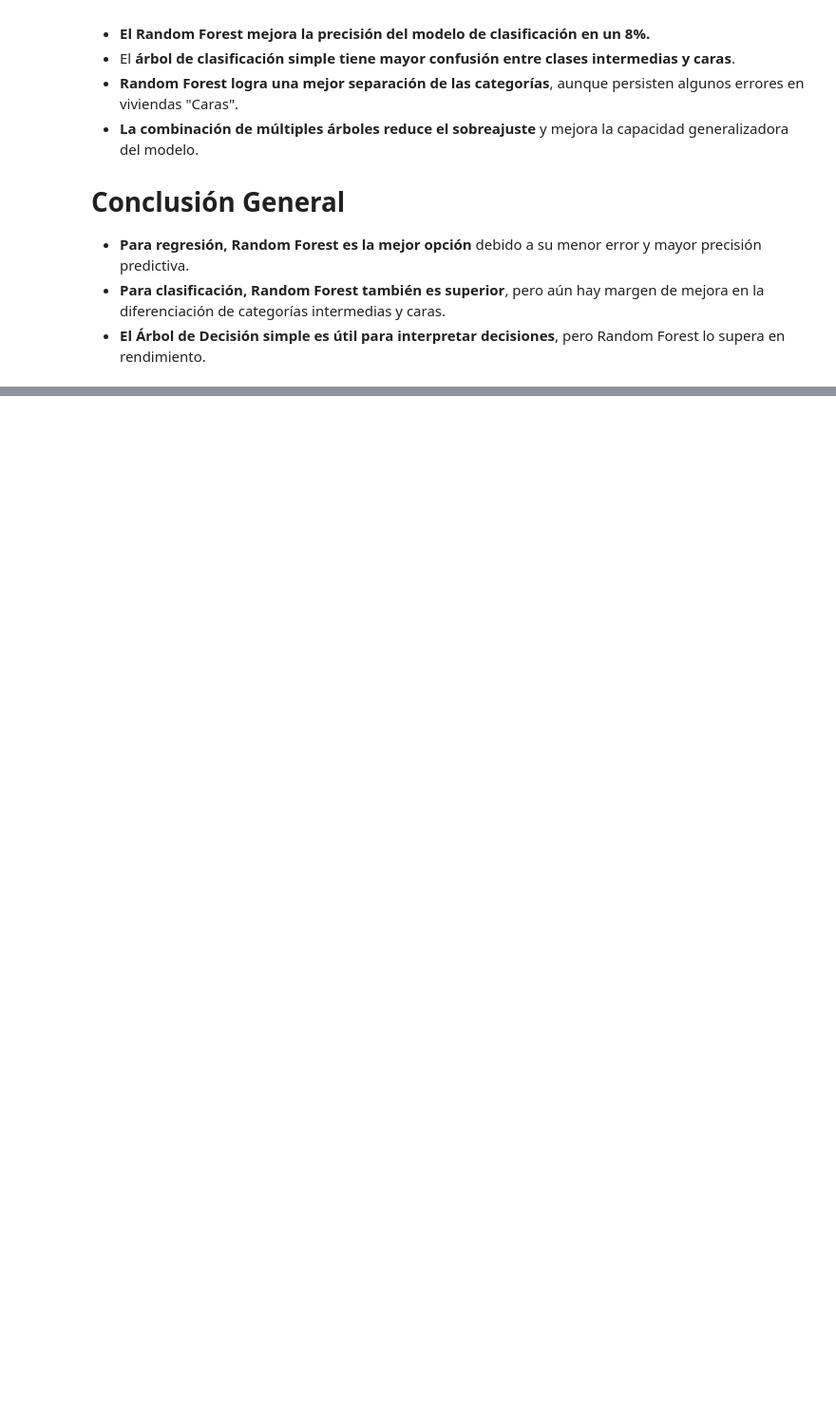
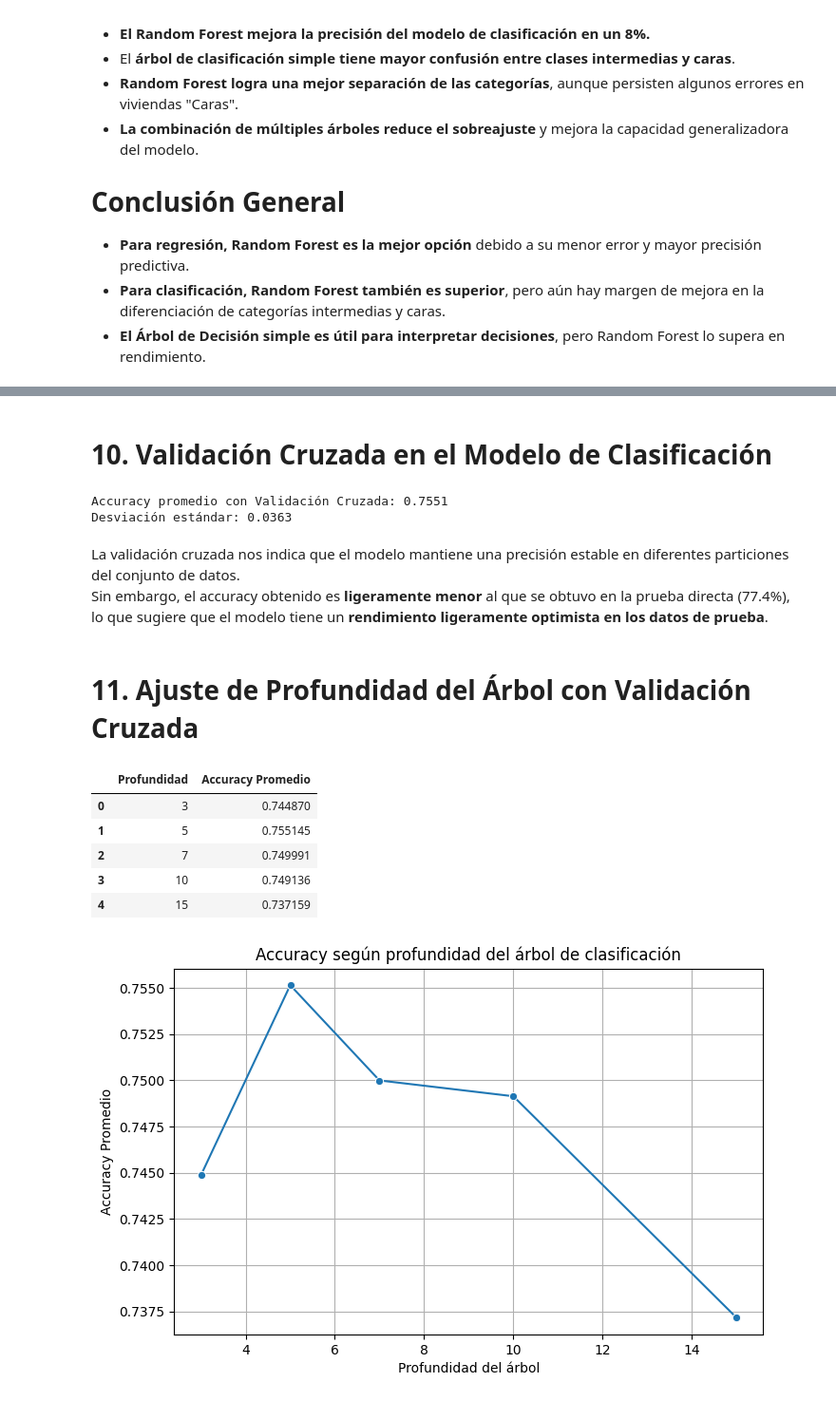
Before and after one commit to Gxrco/HT4-PRY2, a Jupyter notebook: decision_tree_analysis.ipynb, the cells around one changed output, grey strips where cells are left out. Shown at 95% size. Cells and saved outputs as stored; diff of their text form; code cells hidden in the pictures; blank space fills up the shorter version.

```diff
--- a/decision_tree_analysis.ipynb
+++ b/decision_tree_analysis.ipynb
@@ -338,0 +389,44 @@ display(classification_results)
+# %% [markdown]
+# 10. Validación Cruzada en el Modelo de Clasificación
+# %%
+
+clf_cv = DecisionTreeClassifier(max_depth=5, random_state=42)
+cv_scores = cross_val_score(clf_cv, X_clf_train, y_clf_train, cv=5, scoring='accuracy')
+
+print(f"Accuracy promedio con Validación Cruzada: {cv_scores.mean():.4f}")
+print(f"Desviación estándar: {cv_scores.std():.4f}")
+# %% [output]
+Accuracy promedio con Validación Cruzada: 0.7551
+Desviación estándar: 0.0363
+# %% [markdown]
+La validación cruzada nos indica que el modelo mantiene una precisión estable en diferentes particiones del conjunto de datos.
+Sin embargo, el accuracy obtenido es **ligeramente menor** al que se obtuvo en la prueba directa (77.4%), lo que sugiere que el modelo tiene un **rendimiento ligeramente optimista en los datos de prueba**.
+# %% [markdown]
+# 11. Ajuste de Profundidad del Árbol con Validación Cruzada
+# %%
+depths = [3, 5, 7, 10, 15]
+cv_results = []
+
+for depth in depths:
+    clf = DecisionTreeClassifier(max_depth=depth, random_state=42)
+    scores = cross_val_score(clf, X_clf_train, y_clf_train, cv=5, scoring='accuracy')
+    cv_results.append((depth, scores.mean()))
+
+cv_results_df = pd.DataFrame(cv_results, columns=['Profundidad', 'Accuracy Promedio'])
+display(cv_results_df)
+
+plt.figure(figsize=(8, 5))
+sns.lineplot(x='Profundidad', y='Accuracy Promedio', data=cv_results_df, marker='o')
+plt.title('Accuracy según profundidad del árbol de clasificación')
+plt.xlabel('Profundidad del árbol')
+plt.ylabel('Accuracy Promedio')
+plt.grid(True)
+plt.show()
+# %% [output]
+|  | Profundidad | Accuracy Promedio |
+| 0 | 3 | 0.744870 |
+| 1 | 5 | 0.755145 |
+| 2 | 7 | 0.749991 |
+| 3 | 10 | 0.749136 |
+| 4 | 15 | 0.737159 |
+[figure, added]
```
Also changed, not shown: parts of 16 cells of this notebook, 1 other file.
